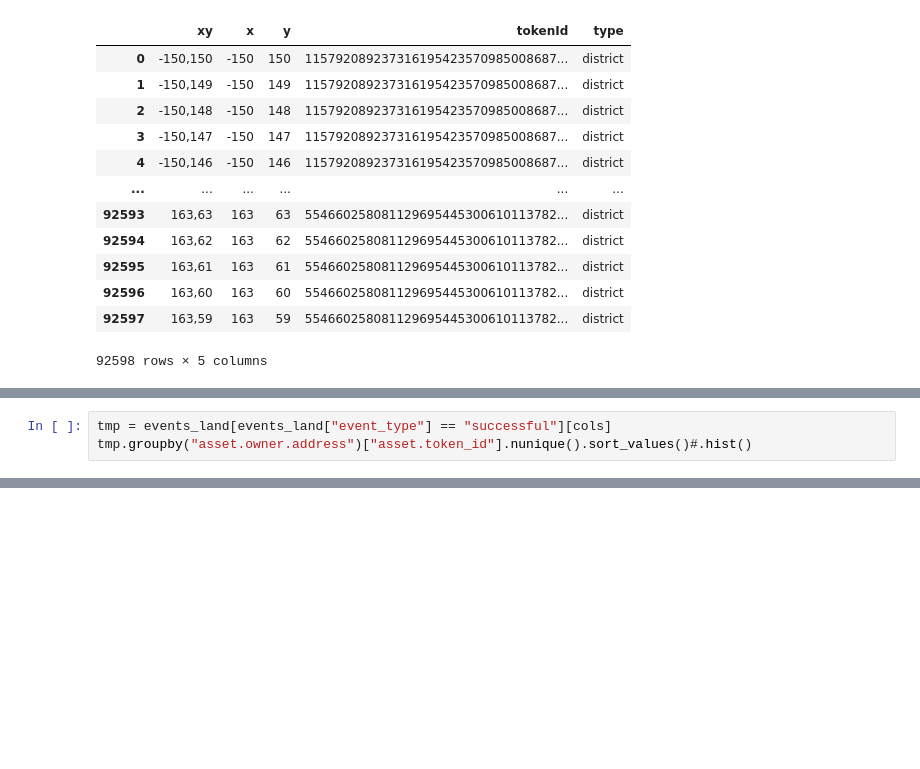
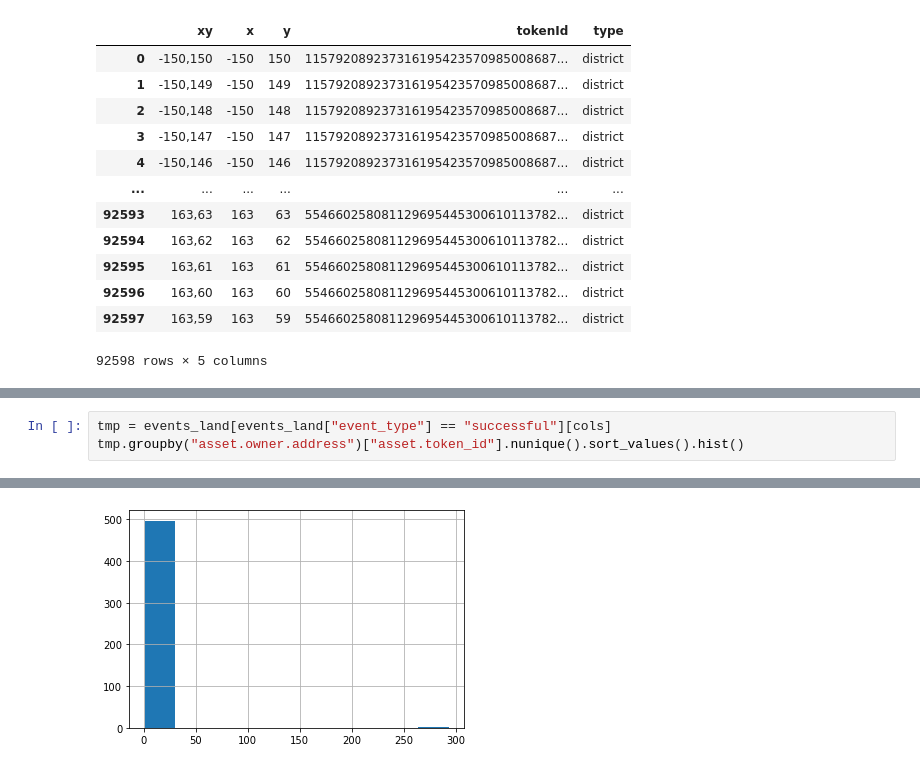
Before and after one commit to eurobae/decentraland-analytics, a Jupyter notebook: 01-EDA.ipynb, the cells around one changed output, grey strips where cells are left out. Cells and saved outputs as stored; diff of their text form; blank space fills up the shorter version.

```diff
--- a/01-EDA.ipynb
+++ b/01-EDA.ipynb
@@ -116,4 +132,4 @@ print("# unq to:", events_land["to_account.address"].nunique())
 # %%
 tmp = events_land[events_land["event_type"] == "successful"][cols]
-tmp.groupby("asset.owner.address")["asset.token_id"].nunique().sort_values()#.hist()
+tmp.groupby("asset.owner.address")["asset.token_id"].nunique().sort_values().hist()
 # %% [output]
@@ -132,0 +137 @@ Name: asset.token_id, Length: 208, dtype: int64
+[figure, added]
```
Also changed, not shown: parts of 17 cells of this notebook.
